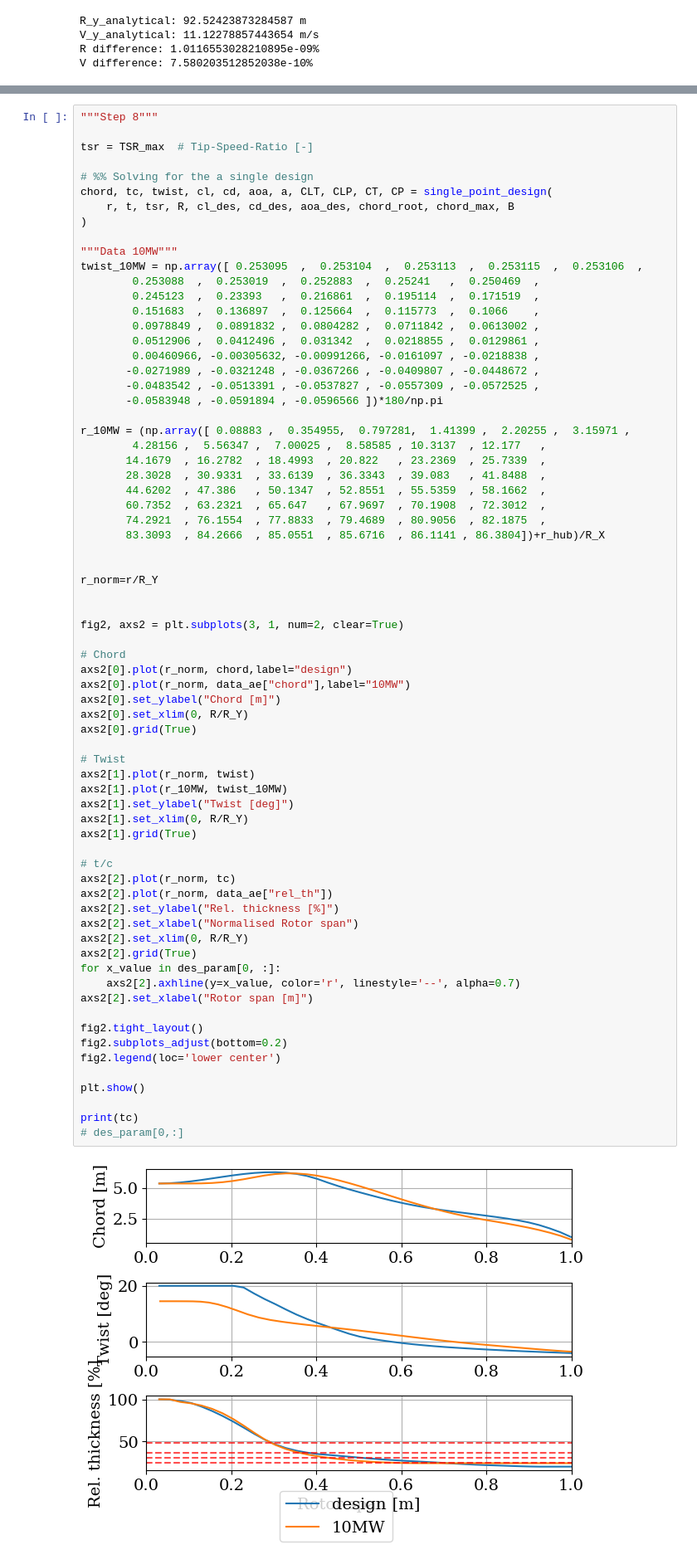
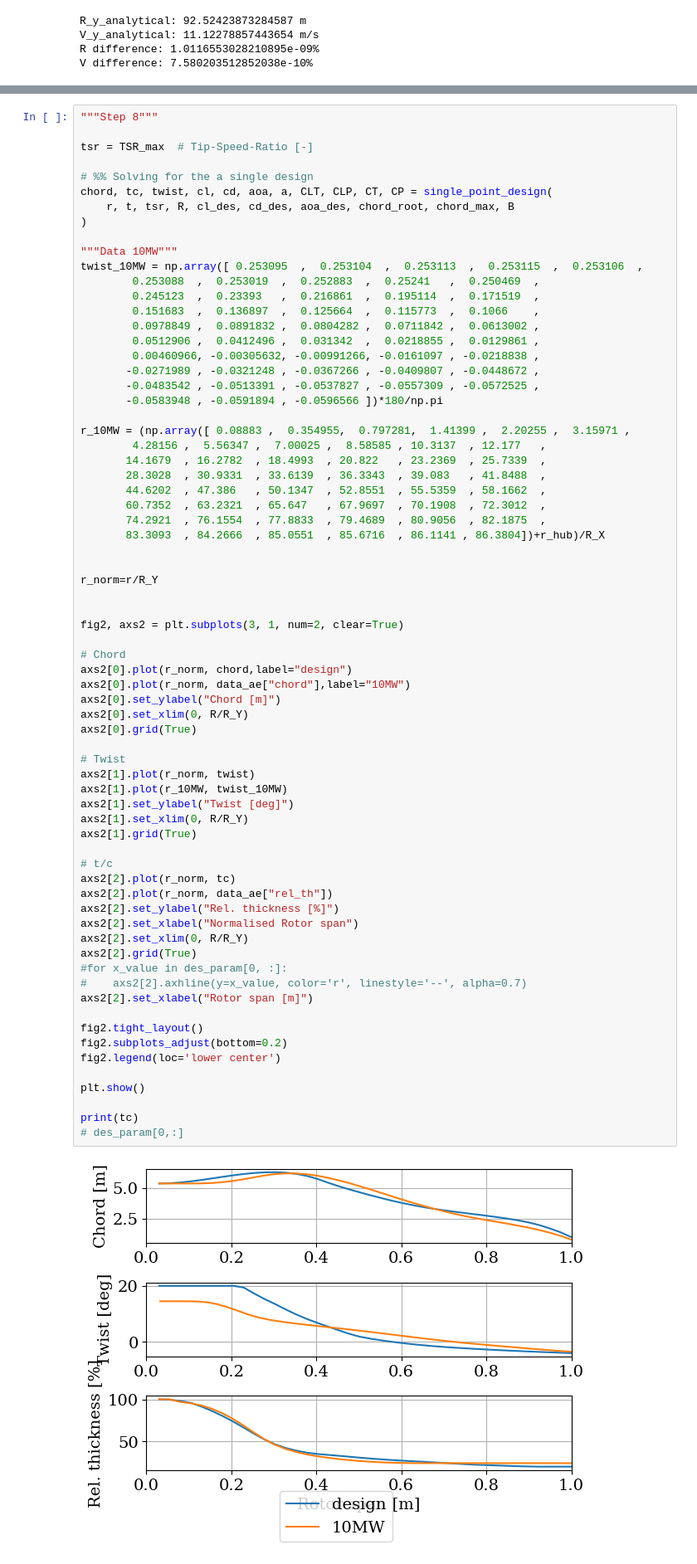
Before and after one commit to nicolaquaia/LAC_final, a Jupyter notebook: assignment_01/assignment1_02.ipynb, the cells around one changed output, grey strips where cells are left out. Shown at 83% size. Saved outputs shown, nothing was run; the diff lists cells and outputs as text.

```diff
--- a/assignment_01/assignment1_02.ipynb
+++ b/assignment_01/assignment1_02.ipynb
@@ -326,36 +394,36 @@ axs2[0].plot(r_norm, chord,label="design")
 axs2[0].plot(r_norm, data_ae["chord"],label="10MW")
 axs2[0].set_ylabel("Chord [m]")
 axs2[0].set_xlim(0, R/R_Y)
 axs2[0].grid(True)
 
 # Twist
 axs2[1].plot(r_norm, twist)
 axs2[1].plot(r_10MW, twist_10MW)
 axs2[1].set_ylabel("Twist [deg]")
 axs2[1].set_xlim(0, R/R_Y)
 axs2[1].grid(True)
 
 # t/c
 axs2[2].plot(r_norm, tc)
 axs2[2].plot(r_norm, data_ae["rel_th"])
 axs2[2].set_ylabel("Rel. thickness [%]")
 axs2[2].set_xlabel("Normalised Rotor span")
 axs2[2].set_xlim(0, R/R_Y)
 axs2[2].grid(True)
-for x_value in des_param[0, :]:
-    axs2[2].axhline(y=x_value, color='r', linestyle='--', alpha=0.7)
+#for x_value in des_param[0, :]:
+#    axs2[2].axhline(y=x_value, color='r', linestyle='--', alpha=0.7)
 axs2[2].set_xlabel("Rotor span [m]")
 
 fig2.tight_layout()
 fig2.subplots_adjust(bottom=0.2)
 fig2.legend(loc='lower center')
 
 plt.show()
 
 print(tc)
 # des_param[0,:]
 # %% [output]
-[figure, old version]
+[figure, new version]
 [100.          99.58417539  98.02611224  95.75358588  91.40950398
   86.2044366   80.23340052  73.58633093  66.39255794  58.98979953
   52.07419401  46.41370537  42.10596166  38.96935471  36.6317738
```
Also changed, not shown: parts of 4 cells of this notebook, 24 other files.
